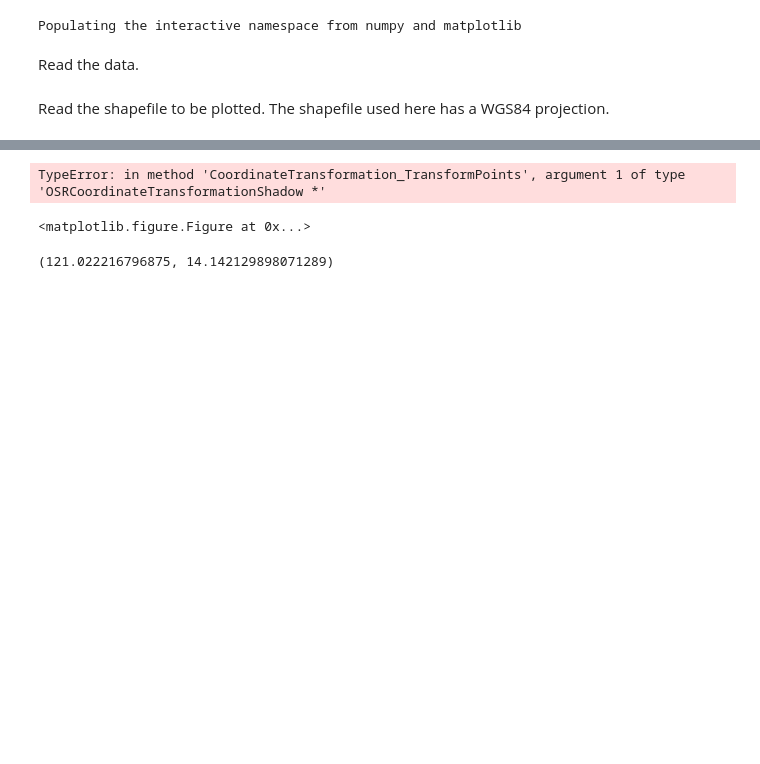
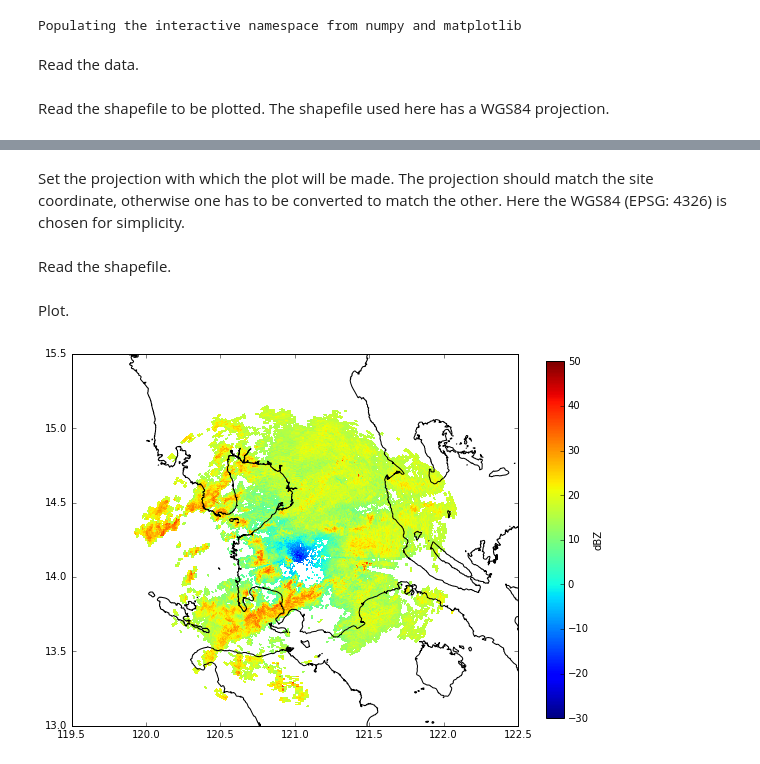
Before and after one commit to IreneCrisologo/phirad, a Jupyter notebook: visualization/Plotting shapefiles with radar data.ipynb, the cells around one changed output, grey strips where cells are left out. Drawn from its saved outputs; the diff is of its cells as text; code cells hidden in the pictures; blank space fills up the shorter version.

Commit message:
ENH: notebook on plotting shapefiles with radar data

```diff
--- a/visualization/Plotting shapefiles with radar data.ipynb
+++ b/visualization/Plotting shapefiles with radar data.ipynb
@@ -32,0 +37,3 @@ proj = wrl.georef.epsg_to_osr(4326)
+# %% [markdown]
+Set the projection with which the plot will be made. The projection should match the site coordinate, otherwise one has to be converted to match the other.
+Here the WGS84 (EPSG: 4326) is chosen for simplicity.
@@ -33,6 +42,18 @@ proj = wrl.georef.epsg_to_osr(4326)
+# %% [markdown]
+Read the shapefile.
+# %%
+# Read shapefile for overlay
+PATH_Ph_shapefile = '../phirad-data/shapefiles/Country/Country.shp'
+dataset, inLayer = wrl.io.open_shape(PATH_Ph_shapefile)
+borders, keys = wrl.georef.get_shape_coordinates(inLayer)
+# %% [markdown]
+Plot.
 # %%
-fig = pl.figure(figsize=(8,8))
-wrl.vis.plot_ppi(np.ma.masked_invalid(data), r=np.arange(500.,120000.,500.), az=np.arange(0,360), site=sitecoords, proj=proj)
+fig = pl.figure(figsize=(10, 8))
+ax,pm = wrl.vis.plot_ppi(np.ma.masked_invalid(data), r=np.arange(500.,120000.,500.),
+                         az=np.arange(0,360), site=sitecoords, proj=proj, vmax=50, vmin=-30)
+wrl.vis.add_lines(ax, borders, color='black', lw=1.)
+cb = pl.colorbar(pm, shrink=0.8)
+cb.set_label('Reflectivity (dBZ)')
 # %% [output]
-TypeError: in method 'CoordinateTransformation_TransformPoints', argument 1 of type 'OSRCoordinateTransformationShadow *'
-<matplotlib.figure.Figure at 0x...>
+[figure, added]
@@ -41,4 +59,0 @@ TypeError: in method 'CoordinateTransformation_TransformPoints', argument 1 of t
-# %%
-sitecoords
-# %% [output]
-(121.022216796875, 14.142129898071289)
```
Also changed, not shown: parts of 5 cells of this notebook.
